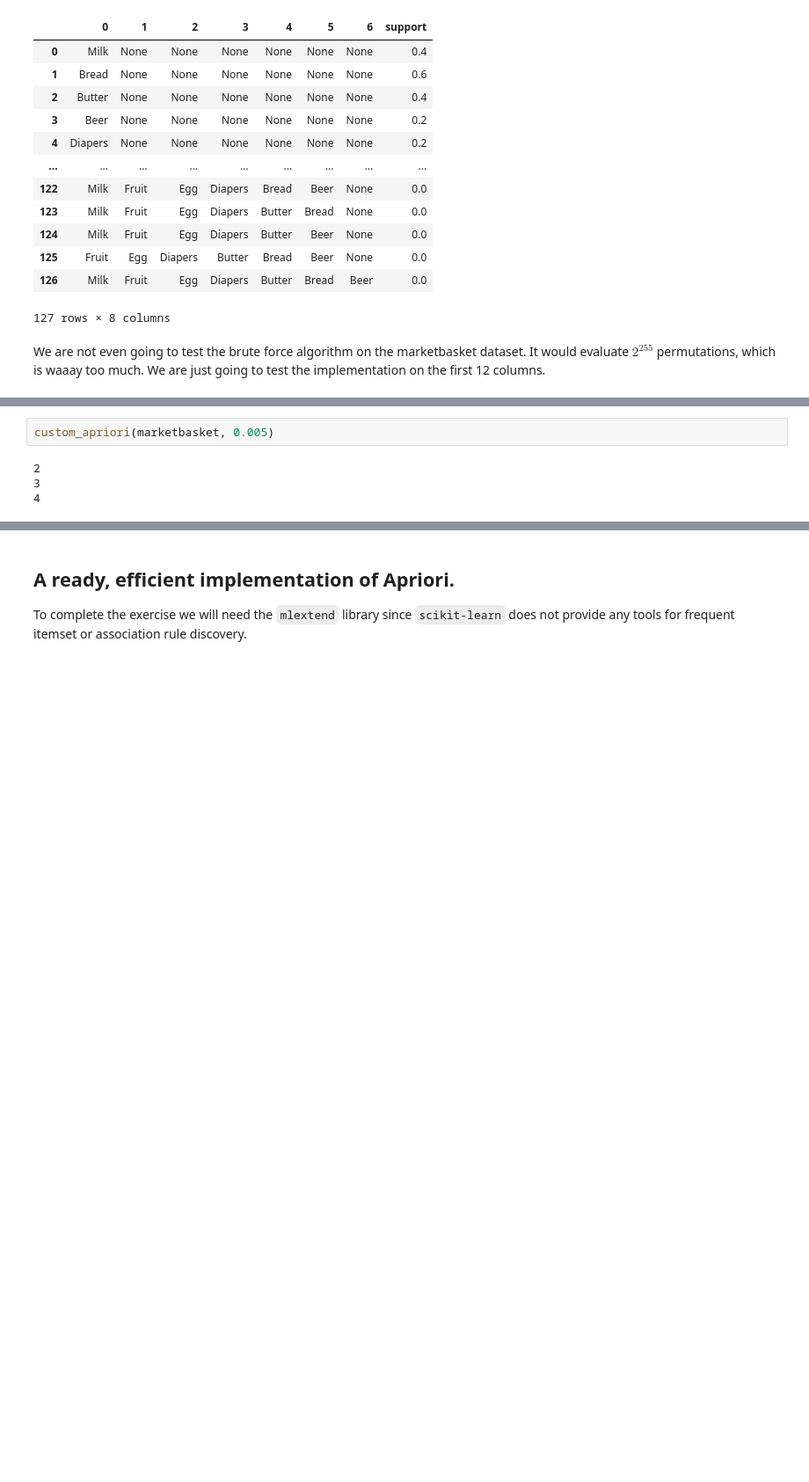
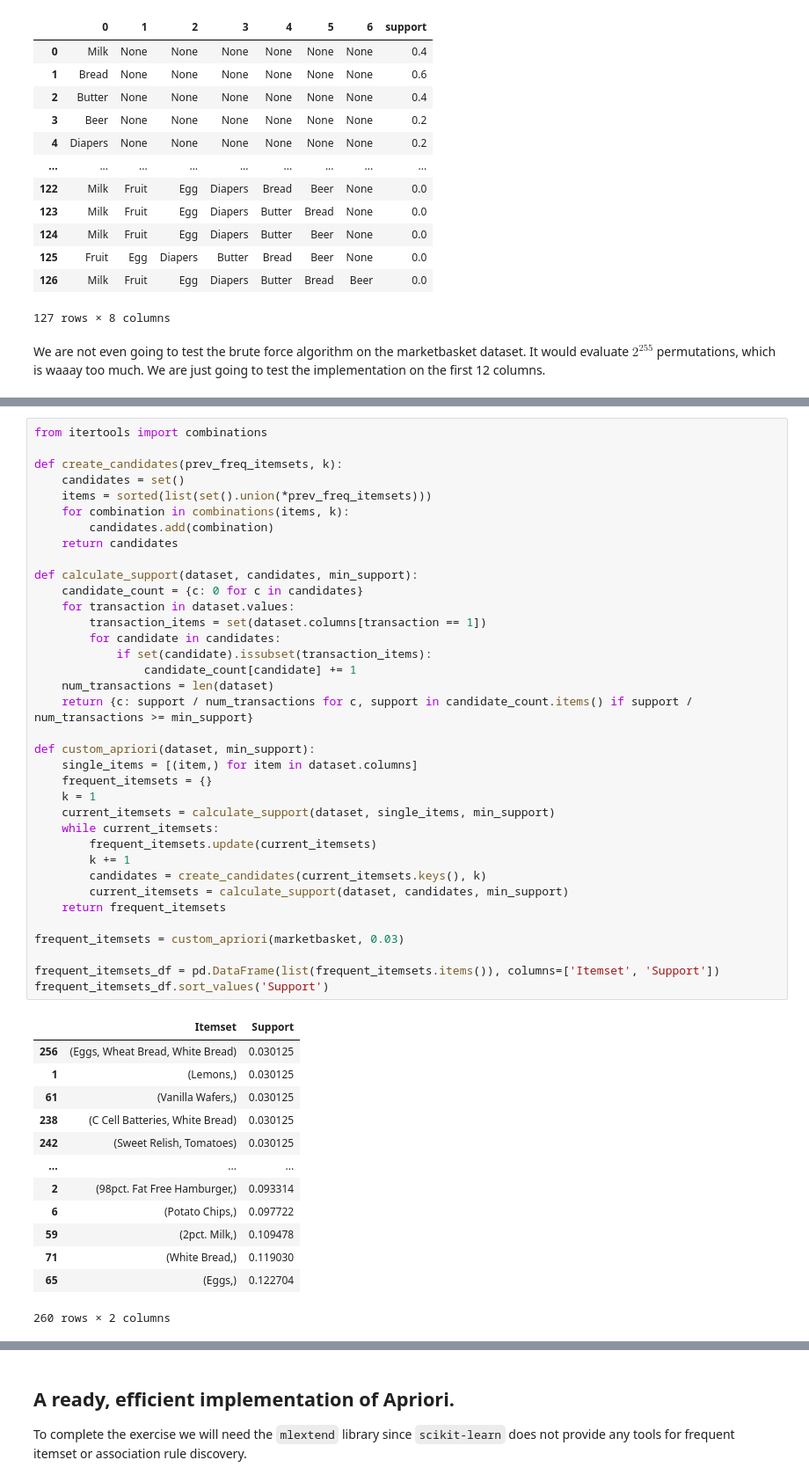
Before and after one commit to AndrewChmutov/data-mining, a Jupyter notebook: Association/association_rules_notebook.ipynb, the cells around one changed output, grey strips where cells are left out. Shown at 88% size. Saved outputs shown, nothing was run; the diff lists cells and outputs as text; blank space fills up the shorter version.

```diff
--- a/Association/association.ipynb
+++ b/Association/association_rules_notebook.ipynb
@@ -405,9 +328,53 @@ def custom_apriori(df, support):
-# %%
-custom_apriori(marketbasket, 0.005)
-# %% [output]
-2
-3
-4
+# %%
+from itertools import combinations
+
+def create_candidates(prev_freq_itemsets, k):
+    candidates = set()
+    items = sorted(list(set().union(*prev_freq_itemsets)))
+    for combination in combinations(items, k):
+        candidates.add(combination)
+    return candidates
+
+def calculate_support(dataset, candidates, min_support):
+    candidate_count = {c: 0 for c in candidates}
+    for transaction in dataset.values:
+        transaction_items = set(dataset.columns[transaction == 1])
+        for candidate in candidates:
+            if set(candidate).issubset(transaction_items):
+                candidate_count[candidate] += 1
+    num_transactions = len(dataset)
+    return {c: support / num_transactions for c, support in candidate_count.items() if support / num_transactions >= min_support}
+
+def custom_apriori(dataset, min_support):
+    single_items = [(item,) for item in dataset.columns]
+    frequent_itemsets = {}
+    k = 1
+    current_itemsets = calculate_support(dataset, single_items, min_support)
+    while current_itemsets:
+        frequent_itemsets.update(current_itemsets)
+        k += 1
+        candidates = create_candidates(current_itemsets.keys(), k)
+        current_itemsets = calculate_support(dataset, candidates, min_support)
+    return frequent_itemsets
+
+frequent_itemsets = custom_apriori(marketbasket, 0.03)
+
+frequent_itemsets_df = pd.DataFrame(list(frequent_itemsets.items()), columns=['Itemset', 'Support'])
+frequent_itemsets_df.sort_values('Support')
+# %% [output]
+|  | Itemset | Support |
+| 256 | (Eggs, Wheat Bread, White Bread) | 0.030125 |
+| 1 | (Lemons,) | 0.030125 |
+| 61 | (Vanilla Wafers,) | 0.030125 |
+| 238 | (C Cell Batteries, White Bread) | 0.030125 |
+| 242 | (Sweet Relish, Tomatoes) | 0.030125 |
+| ... | ... | ... |
+| 2 | (98pct. Fat Free Hamburger,) | 0.093314 |
+| 6 | (Potato Chips,) | 0.097722 |
+| 59 | (2pct. Milk,) | 0.109478 |
+| 71 | (White Bread,) | 0.119030 |
+| 65 | (Eggs,) | 0.122704 |
+260 rows × 2 columns
 # %%
 %%time
 
```
Also changed, not shown: parts of 10 cells of this notebook.
